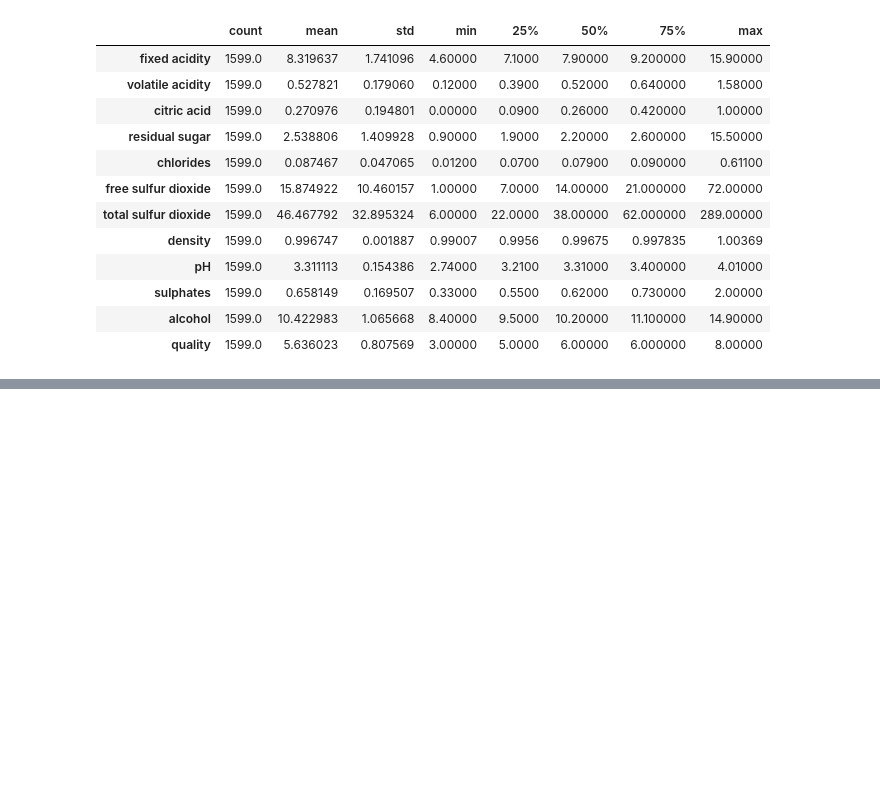
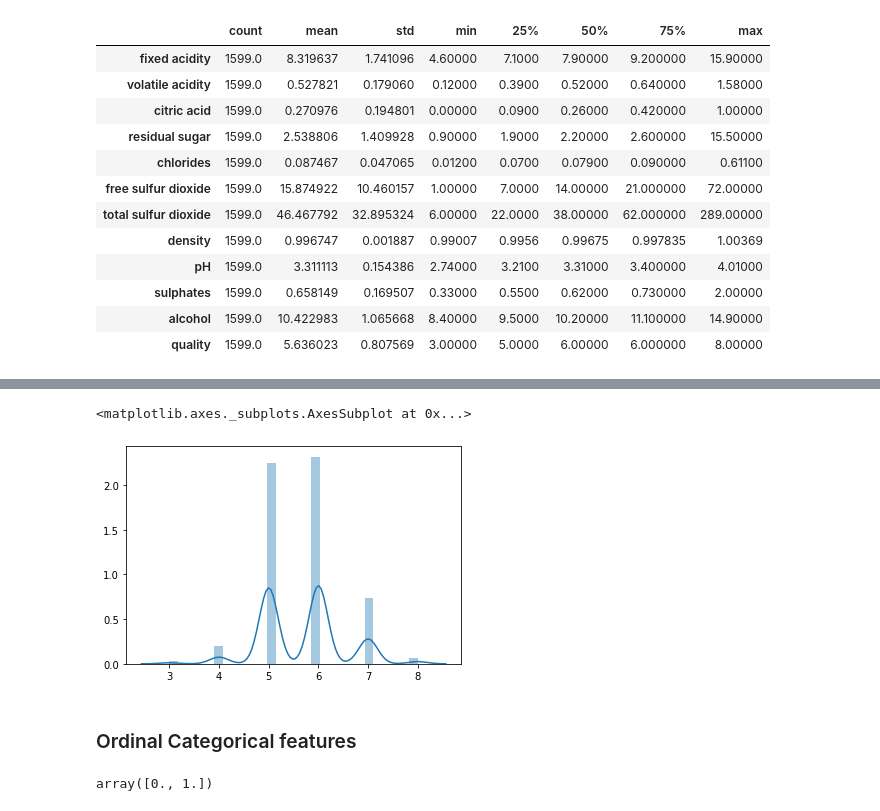
Before and after one commit to jeffersonzaki/MOD4_Project, a Jupyter notebook: eda.ipynb, the cells around one changed output, grey strips where cells are left out. Drawn from its saved outputs; the diff is of its cells as text; code cells hidden in the pictures; blank space fills up the shorter version.

```diff
--- a/eda.ipynb
+++ b/eda.ipynb
@@ -51,0 +87,3 @@ sns.pairplot(wine_df)
+# %%
+# Converting the target, y_train, from a series to a Dataframe
+y_train = pd.DataFrame(y_train)
@@ -51,0 +135,8 @@ sns.pairplot(wine_df)
+# %%
+# Checking the distribution of the target
+sns.distplot(y_train)
+# %% [output]
+<matplotlib.axes._subplots.AxesSubplot at 0x...>
+[figure, added]
+# %% [markdown]
+### Ordinal Categorical features
@@ -51,0 +147,4 @@ sns.pairplot(wine_df)
+# %%
+y_train.quality.unique()
+# %% [output]
+array([0., 1.])
```
Also changed, not shown: parts of 21 cells of this notebook.
